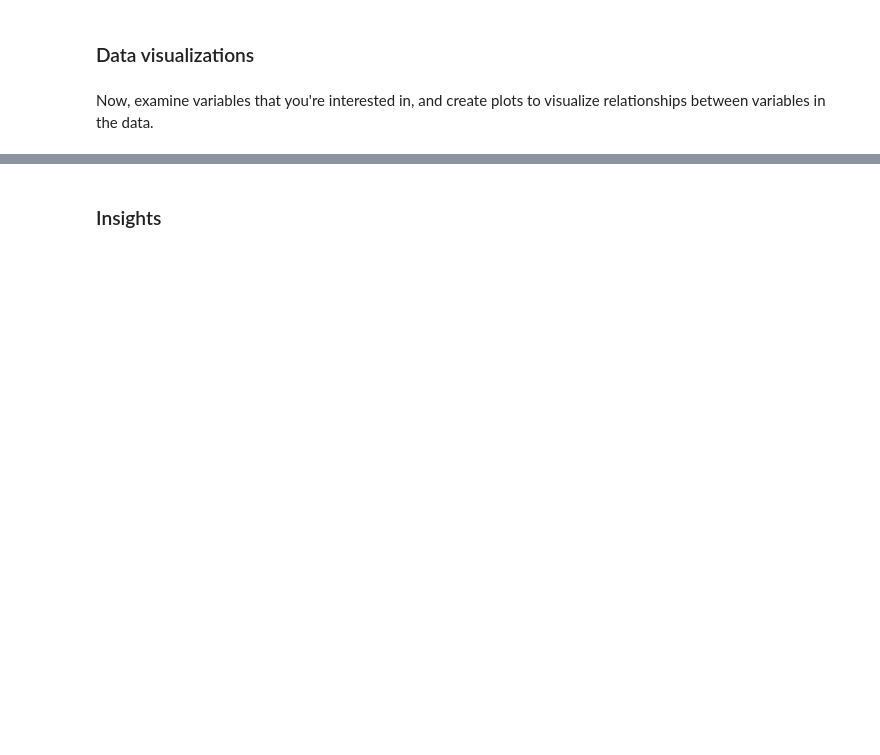
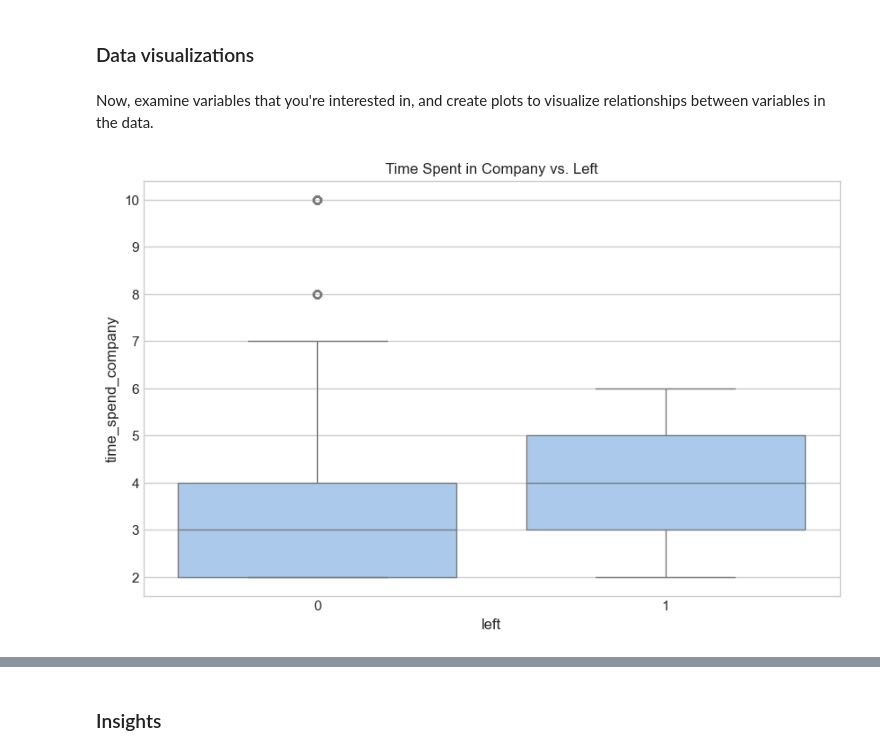
Before and after one commit to cyberbunny2077/Data-Science, a Jupyter notebook: Project_7_Salifort/Project_7_Salifort_Motors_Regression.ipynb, the cells around one changed output, grey strips where cells are left out. Saved outputs shown, nothing was run; the diff lists cells and outputs as text; code cells hidden in the pictures; blank space fills up the shorter version.

```diff
--- a/Project_7_Salifort/Project_7_Salifort_Motors_Regression.ipynb
+++ b/Project_7_Salifort/Project_7_Salifort_Motors_Regression.ipynb
@@ -291,0 +359,9 @@ Now, examine variables that you're interested in, and create plots to visualize
+# %%
+# Create a plot as needed
+
+plt.figure(figsize=(10, 6))
+sns.boxplot(x=df0['left'], y=df0['time_spend_company'])
+plt.title('Time Spent in Company vs. Left')
+plt.show()
+# %% [output]
+[figure, added]
```
Also changed, not shown: parts of 36 cells of this notebook.
